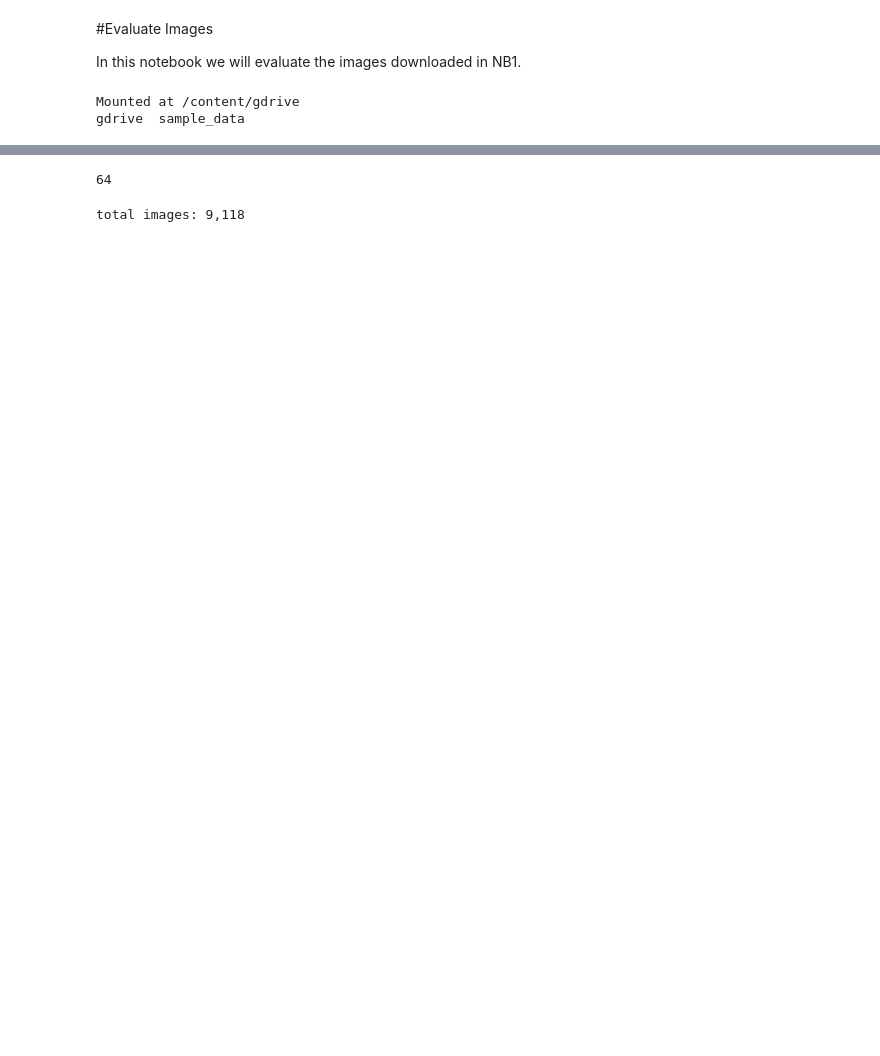
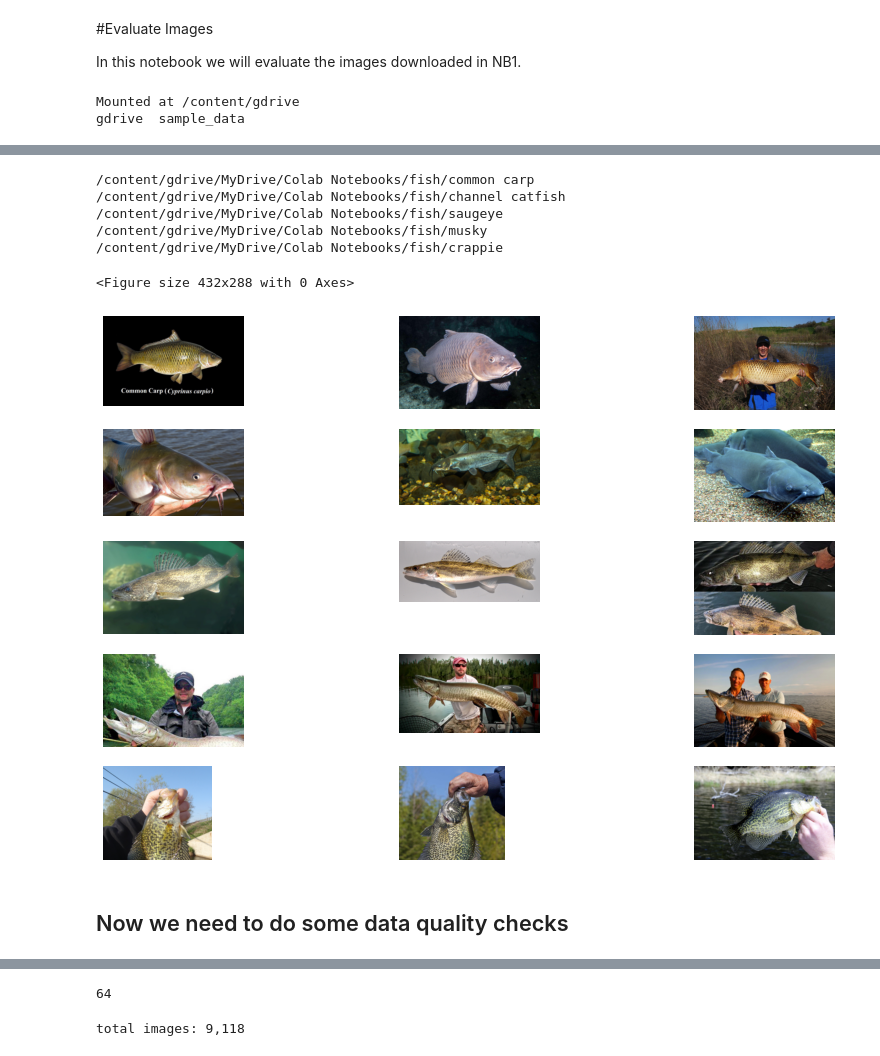
Before and after one commit to yarrib/fastai-projects-v2, a Jupyter notebook: NB2_CheckAndPreprocessImages.ipynb, the cells around one changed output, grey strips where cells are left out. Drawn from its saved outputs; the diff is of its cells as text; code cells hidden in the pictures; blank space fills up the shorter version.

```diff
--- a/NB2_CheckAndPreprocessImages.ipynb
+++ b/NB2_CheckAndPreprocessImages.ipynb
@@ -52,0 +33,21 @@ Retrieved 150 images for fish class: lake trout
+# %%
+# set path to drive
+path = Path('/content/gdrive/MyDrive/Colab Notebooks/fish')
+display(path)
+
+def get_species_dir(path):
+  # get a list of the subdirs in the path - i.e. the fish species
+  return next(os.walk(path))[1]
+
+def get_img_list_for_species(subdir):
+  return next(os.walk(Path(path,subdir)))[2]
+
+
+
+# ok lets see the first few species dirs
+species_dirs = get_species_dir(path=path)
+display(species_dirs[:5])
+
+# and lets see a few image paths in the first species dir
+img_list_for_species_0 = get_img_list_for_species(species_dirs[0])
+display(img_list_for_species_0[:5])
@@ -52,0 +67,30 @@ Retrieved 150 images for fish class: lake trout
+# %%
+# now lets show the first few images in each of the first few directories
+import matplotlib.pyplot as plt
+import matplotlib.image as mpimg
+
+%matplotlib inline
+
+# create fig and axes
+plt.figure()
+fig,ax = plt.subplots(5,3,sharex=True, sharey=True, figsize=(15,10))
+
+for i,sd in enumerate(species_dirs[:5]): # only looking at the first few dirs
+  print(Path(path,sd))
+  img_list = get_img_list_for_species(sd)
+  #print(img_list[:3])
+  # display images
+  for j in range(3):
+    im = Image.open(Path(path,sd,img_list[j]))
+    ax[i,j].imshow(im.to_thumb(256,256),)
+    ax[i,j].axis('off')
+# %% [output]
+/content/gdrive/MyDrive/Colab Notebooks/fish/common carp
+/content/gdrive/MyDrive/Colab Notebooks/fish/channel catfish
+/content/gdrive/MyDrive/Colab Notebooks/fish/saugeye
+/content/gdrive/MyDrive/Colab Notebooks/fish/musky
+/content/gdrive/MyDrive/Colab Notebooks/fish/crappie
+<Figure size 432x288 with 0 Axes>
+[figure, added]
+# %% [markdown]
+## Now we need to do some data quality checks
```
Also changed, not shown: parts of 8 cells of this notebook.
